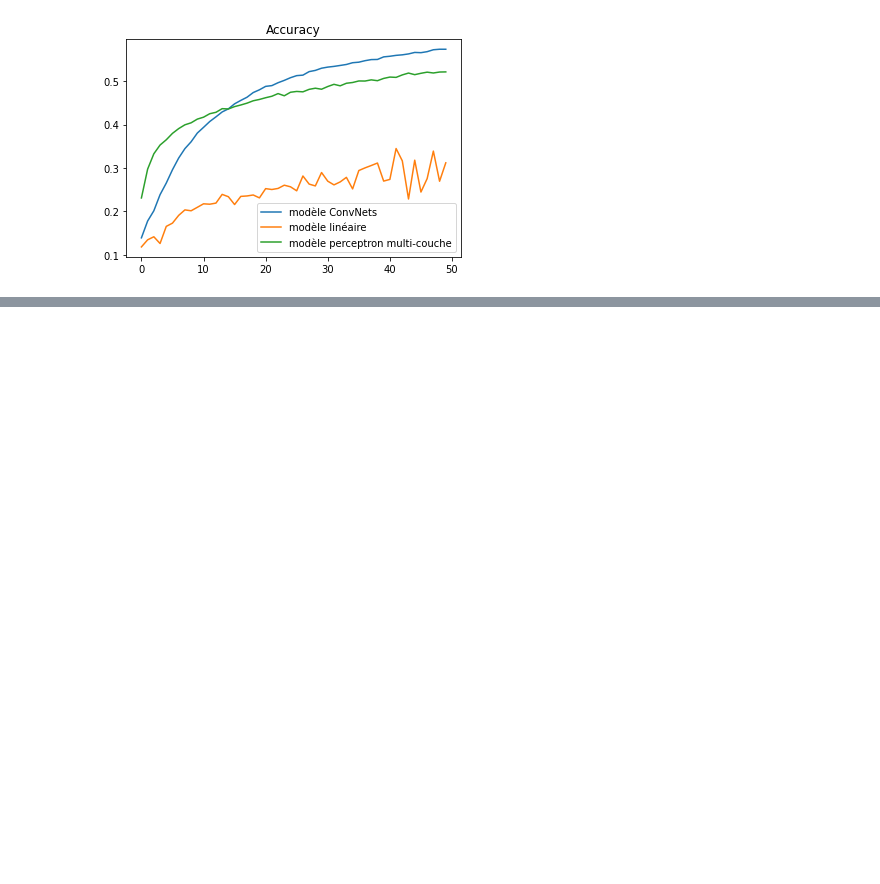
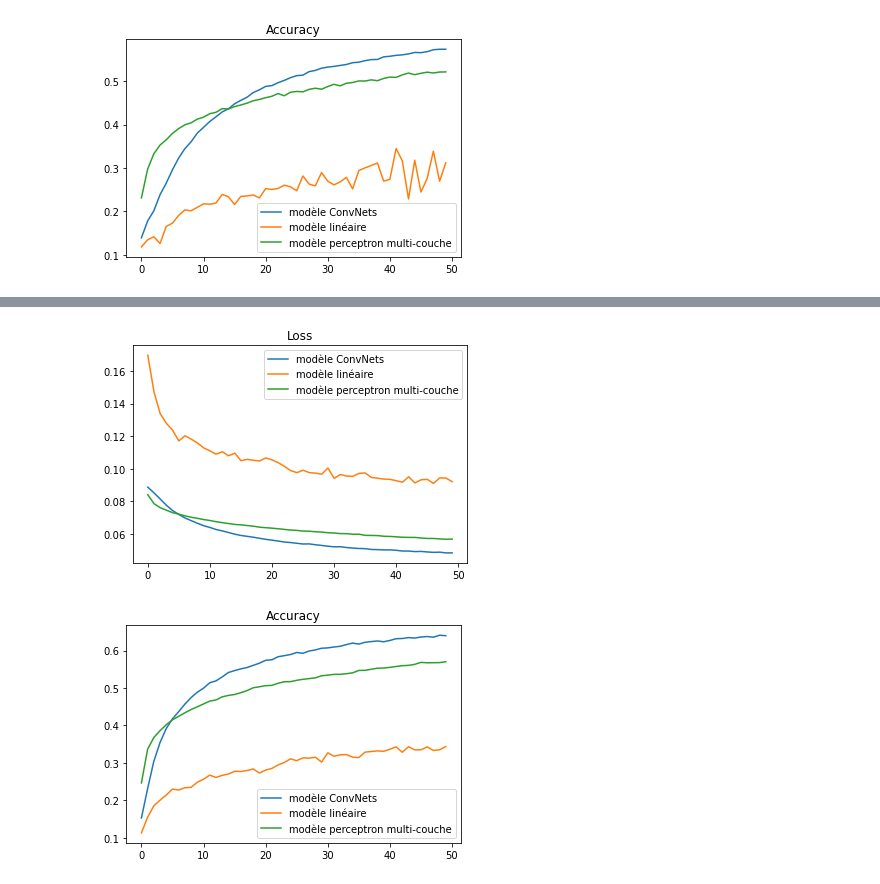
Before and after one commit to norayda/ProjetDeepLearning, a Jupyter notebook: ProjetDeepLearning.ipynb, the cells around one changed output, grey strips where cells are left out. Cells and saved outputs as stored; diff of their text form; code cells hidden in the pictures; blank space fills up the shorter version.

```diff
--- a/ProjetDeepLearning.ipynb
+++ b/ProjetDeepLearning.ipynb
@@ -224,0 +282,5 @@ plot_all_logs(all_logs5)
+# %%
+plot_all_logs(all_logs7)
+# %% [output]
+[figure, added]
+[figure, added]
```
Also changed, not shown: parts of 5 cells of this notebook.
